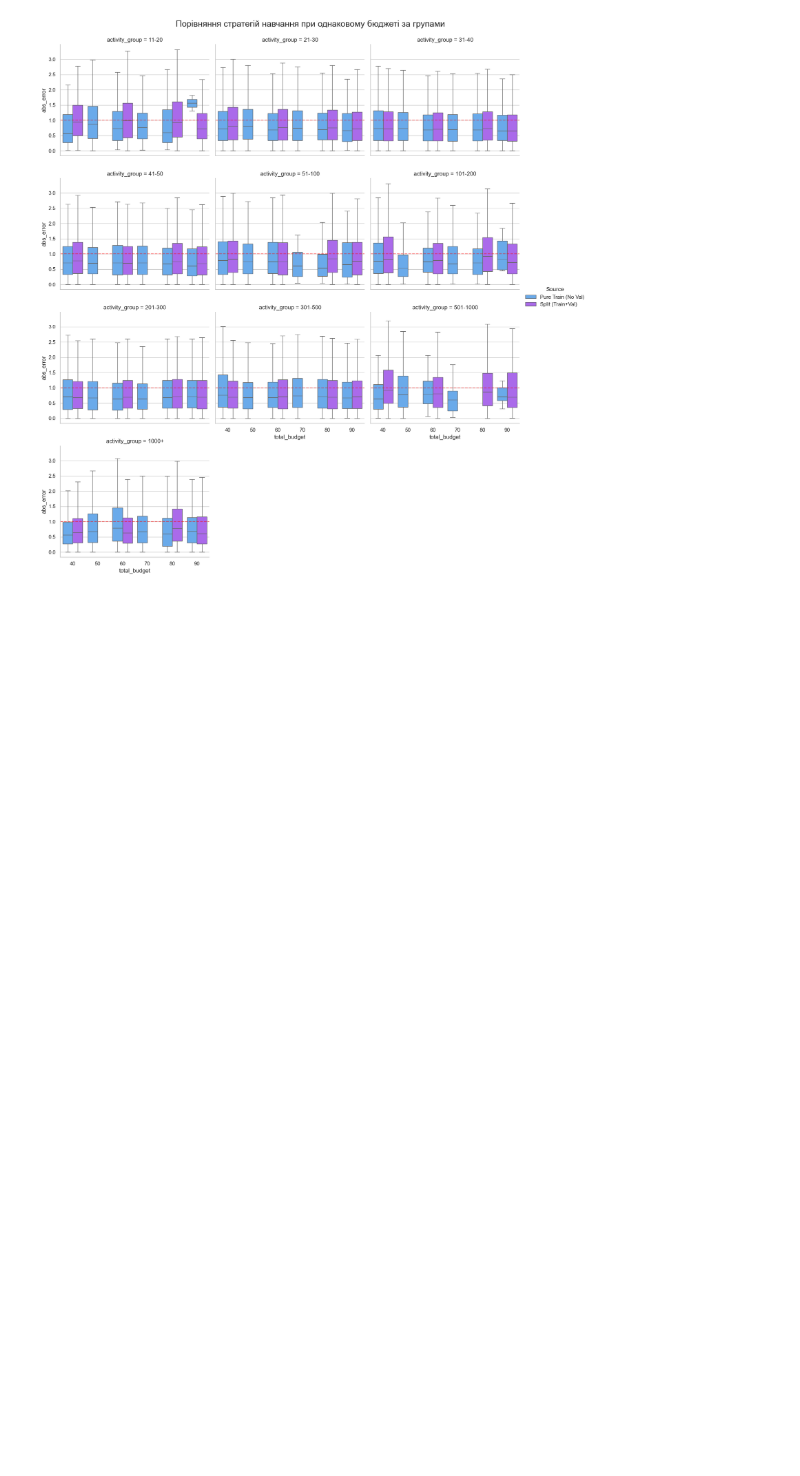
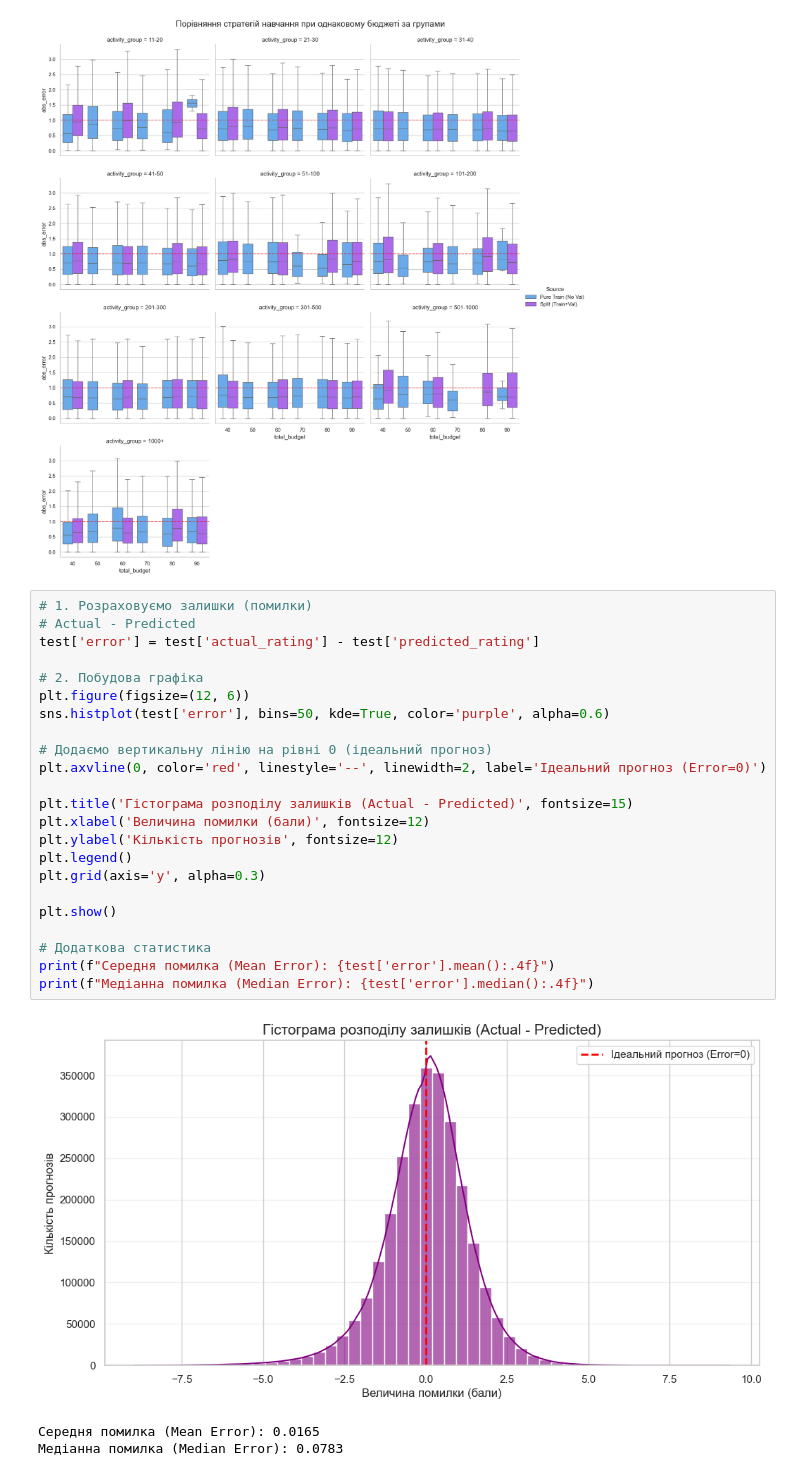
Before and after one commit to AntonBubnov/anime-rec-sys-evaluation, a Jupyter notebook: notebooks/03_model_Model_based_CF_DL.ipynb, the cells around one changed output. Drawn from its saved outputs; the diff is of its cells as text; blank space fills up the shorter version.

Commit message:
Add histogram of error distribution

```diff
--- a/notebooks/03_model_Model_based_CF_DL.ipynb
+++ b/notebooks/03_model_Model_based_CF_DL.ipynb
@@ -758,3 +758,30 @@ plt.show()
 # %% [output]
 [figure]
 [figure]
+# %%
+# 1. Розраховуємо залишки (помилки)
+# Actual - Predicted
+test['error'] = test['actual_rating'] - test['predicted_rating']
+
+# 2. Побудова графіка
+plt.figure(figsize=(12, 6))
+sns.histplot(test['error'], bins=50, kde=True, color='purple', alpha=0.6)
+
+# Додаємо вертикальну лінію на рівні 0 (ідеальний прогноз)
+plt.axvline(0, color='red', linestyle='--', linewidth=2, label='Ідеальний прогноз (Error=0)')
+
+plt.title('Гістограма розподілу залишків (Actual - Predicted)', fontsize=15)
+plt.xlabel('Величина помилки (бали)', fontsize=12)
+plt.ylabel('Кількість прогнозів', fontsize=12)
+plt.legend()
+plt.grid(axis='y', alpha=0.3)
+
+plt.show()
+
+# Додаткова статистика
+print(f"Середня помилка (Mean Error): {test['error'].mean():.4f}")
+print(f"Медіанна помилка (Median Error): {test['error'].median():.4f}")
+# %% [output]
+[figure, added]
+Середня помилка (Mean Error): 0.0165
+Медіанна помилка (Median Error): 0.0783
```
